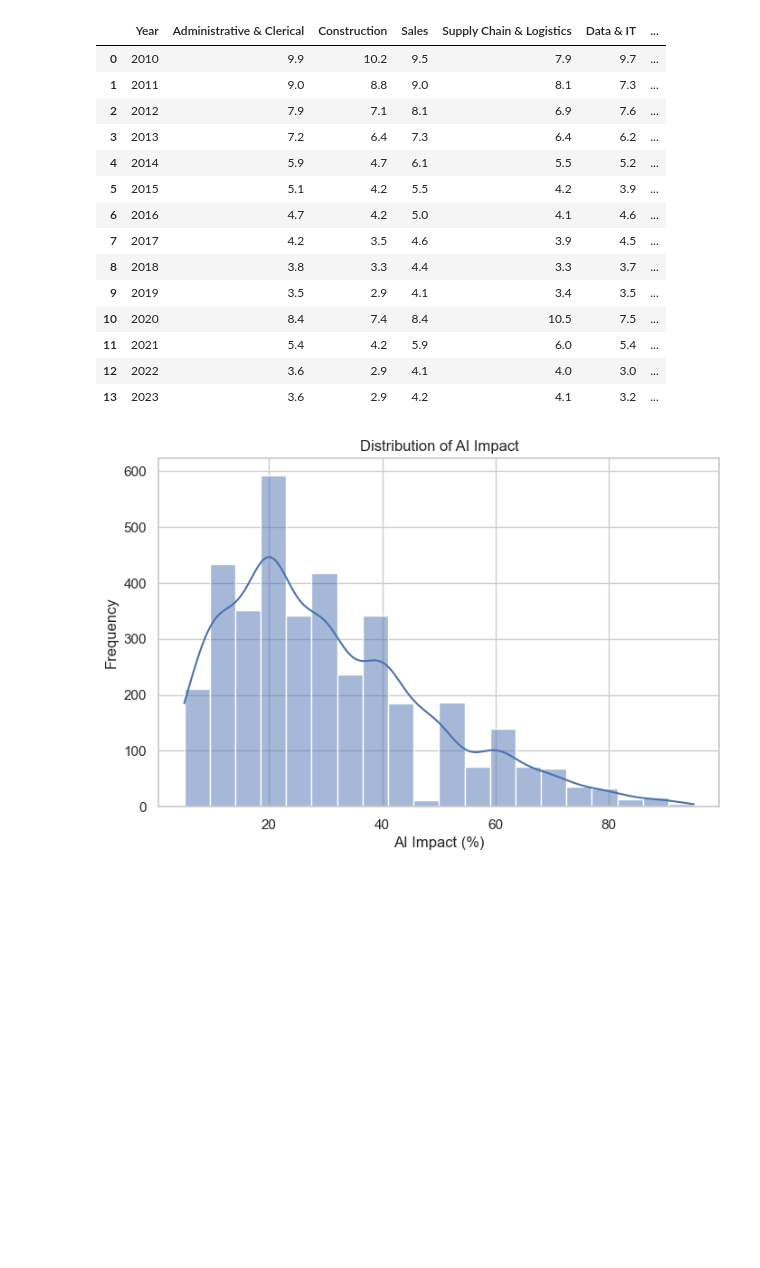
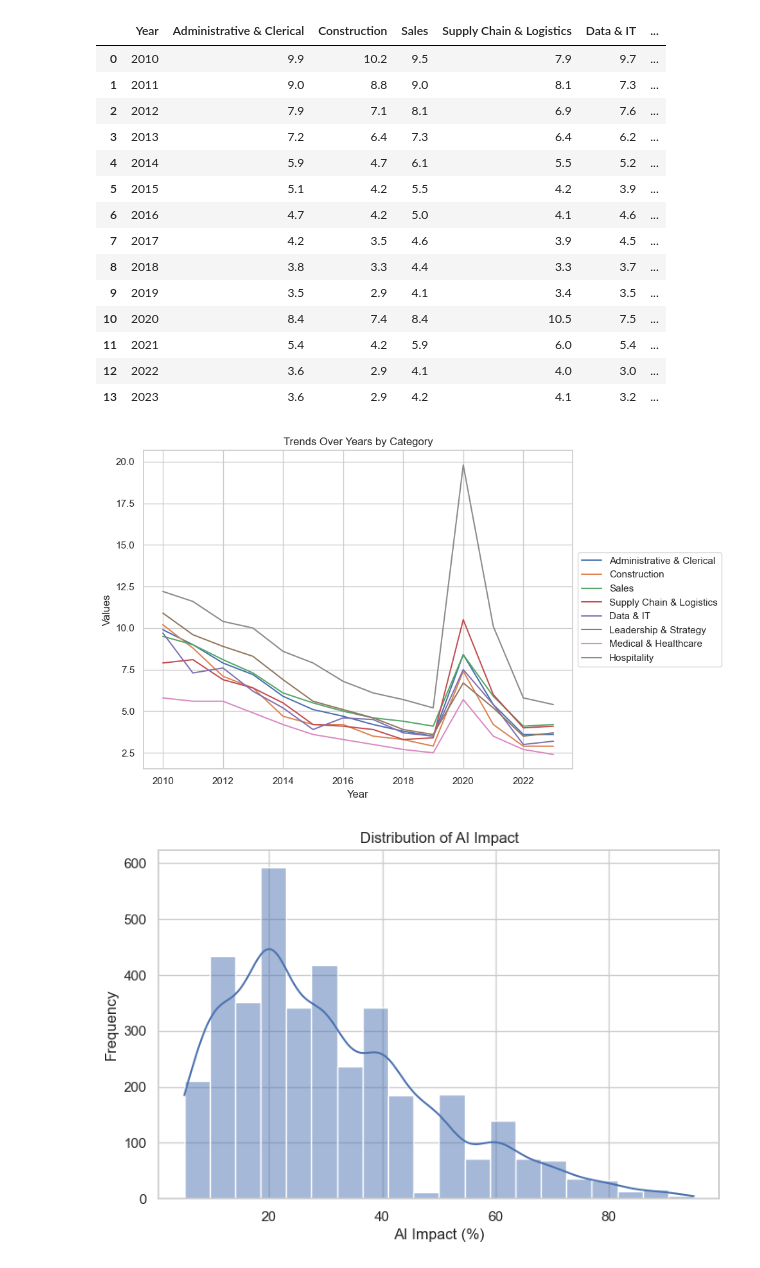
Before and after one commit to arpita-pandey/COGS108_FinalProject, a Jupyter notebook: EDA.ipynb, the cells around one changed output. Cells and saved outputs as stored; diff of their text form; code cells hidden in the pictures; blank space fills up the shorter version.

Commit message:
chart with unemployment rate

```diff
--- a/EDA.ipynb
+++ b/EDA.ipynb
@@ -49,6 +49,23 @@ df_2
 | 11 | 2021 | 5.4 | 4.2 | 5.9 | 6.0 | 5.4 | ... |
 | 12 | 2022 | 3.6 | 2.9 | 4.1 | 4.0 | 3.0 | ... |
 | 13 | 2023 | 3.6 | 2.9 | 4.2 | 4.1 | 3.2 | ... |
+# %%
+plt.figure(figsize=(10,6))
+for column in df_2.columns[1:]:
+    plt.plot(df_2["Year"], df_2[column], label=column)
+
+# Add labels and title
+plt.xlabel("Year")
+plt.ylabel("Values")
+plt.title("Trends Over Years by Category")
+plt.legend(loc="center left", bbox_to_anchor=(1.0, 0.5))
+plt.grid(True)
+
+# Show the plot
+plt.tight_layout()
+plt.show()
+# %% [output]
+[figure, added]
 # %%
 import matplotlib.pyplot as plt
 import seaborn as sns
```
